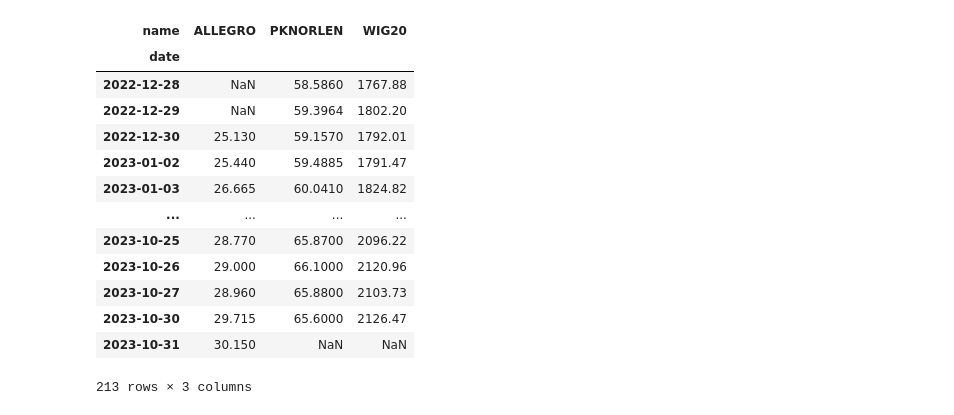
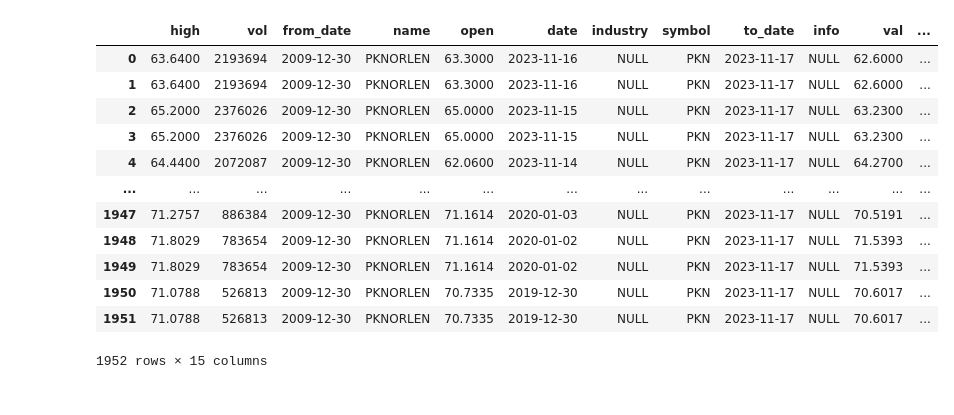
Before and after one commit to zielaskowski/tradeDB, a Jupyter notebook: dev/stooq.ipynb, the cells around one changed output. Drawn from its saved outputs; the diff is of its cells as text; code cells hidden in the pictures.

```diff
--- a/dev/stooq.ipynb
+++ b/dev/stooq.ipynb
@@ -87,0 +58,3 @@ ale.plot(normalize=True)
+# %%
+pkn=tradeDB.Trader()
+pkn.get(tab='stock',symbol='pkn',columns='-indexes;-industry;-info', start_date='1-1-2020')
@@ -87,0 +63,3 @@ ale.plot(normalize=True)
+# %%
+pkn.data['sma']=ta.sma(pkn.data['val'],length=100)
+pkn.plot()
@@ -88,17 +68,16 @@ ale.plot(normalize=True)
 # %%
-ale.data
+pkn.data
 # %% [output]
-| name | ALLEGRO | PKNORLEN | WIG20 |
-| date |  |  |  |
-| 2022-12-28 | NaN | 58.5860 | 1767.88 |
-| 2022-12-29 | NaN | 59.3964 | 1802.20 |
-| 2022-12-30 | 25.130 | 59.1570 | 1792.01 |
-| 2023-01-02 | 25.440 | 59.4885 | 1791.47 |
-| 2023-01-03 | 26.665 | 60.0410 | 1824.82 |
-| ... | ... | ... | ... |
-| 2023-10-25 | 28.770 | 65.8700 | 2096.22 |
-| 2023-10-26 | 29.000 | 66.1000 | 2120.96 |
-| 2023-10-27 | 28.960 | 65.8800 | 2103.73 |
-| 2023-10-30 | 29.715 | 65.6000 | 2126.47 |
-| 2023-10-31 | 30.150 | NaN | NaN |
+|  | high | vol | from_date | name | open | date | industry | symbol | to_date | info | val | ... |
+| 0 | 63.6400 | 2193694 | 2009-12-30 | PKNORLEN | 63.3000 | 2023-11-16 | NULL | PKN | 2023-11-17 | NULL | 62.6000 | ... |
+| 1 | 63.6400 | 2193694 | 2009-12-30 | PKNORLEN | 63.3000 | 2023-11-16 | NULL | PKN | 2023-11-17 | NULL | 62.6000 | ... |
+| 2 | 65.2000 | 2376026 | 2009-12-30 | PKNORLEN | 65.0000 | 2023-11-15 | NULL | PKN | 2023-11-17 | NULL | 63.2300 | ... |
+| 3 | 65.2000 | 2376026 | 2009-12-30 | PKNORLEN | 65.0000 | 2023-11-15 | NULL | PKN | 2023-11-17 | NULL | 63.2300 | ... |
+| 4 | 64.4400 | 2072087 | 2009-12-30 | PKNORLEN | 62.0600 | 2023-11-14 | NULL | PKN | 2023-11-17 | NULL | 64.2700 | ... |
+| ... | ... | ... | ... | ... | ... | ... | ... | ... | ... | ... | ... | ... |
+| 1947 | 71.2757 | 886384 | 2009-12-30 | PKNORLEN | 71.1614 | 2020-01-03 | NULL | PKN | 2023-11-17 | NULL | 70.5191 | ... |
+| 1948 | 71.8029 | 783654 | 2009-12-30 | PKNORLEN | 71.1614 | 2020-01-02 | NULL | PKN | 2023-11-17 | NULL | 71.5393 | ... |
+| 1949 | 71.8029 | 783654 | 2009-12-30 | PKNORLEN | 71.1614 | 2020-01-02 | NULL | PKN | 2023-11-17 | NULL | 71.5393 | ... |
+| 1950 | 71.0788 | 526813 | 2009-12-30 | PKNORLEN | 70.7335 | 2019-12-30 | NULL | PKN | 2023-11-17 | NULL | 70.6017 | ... |
+| 1951 | 71.0788 | 526813 | 2009-12-30 | PKNORLEN | 70.7335 | 2019-12-30 | NULL | PKN | 2023-11-17 | NULL | 70.6017 | ... |
-213 rows × 3 columns
+1952 rows × 15 columns
```
Also changed, not shown: parts of 25 cells of this notebook, 3 other files.
